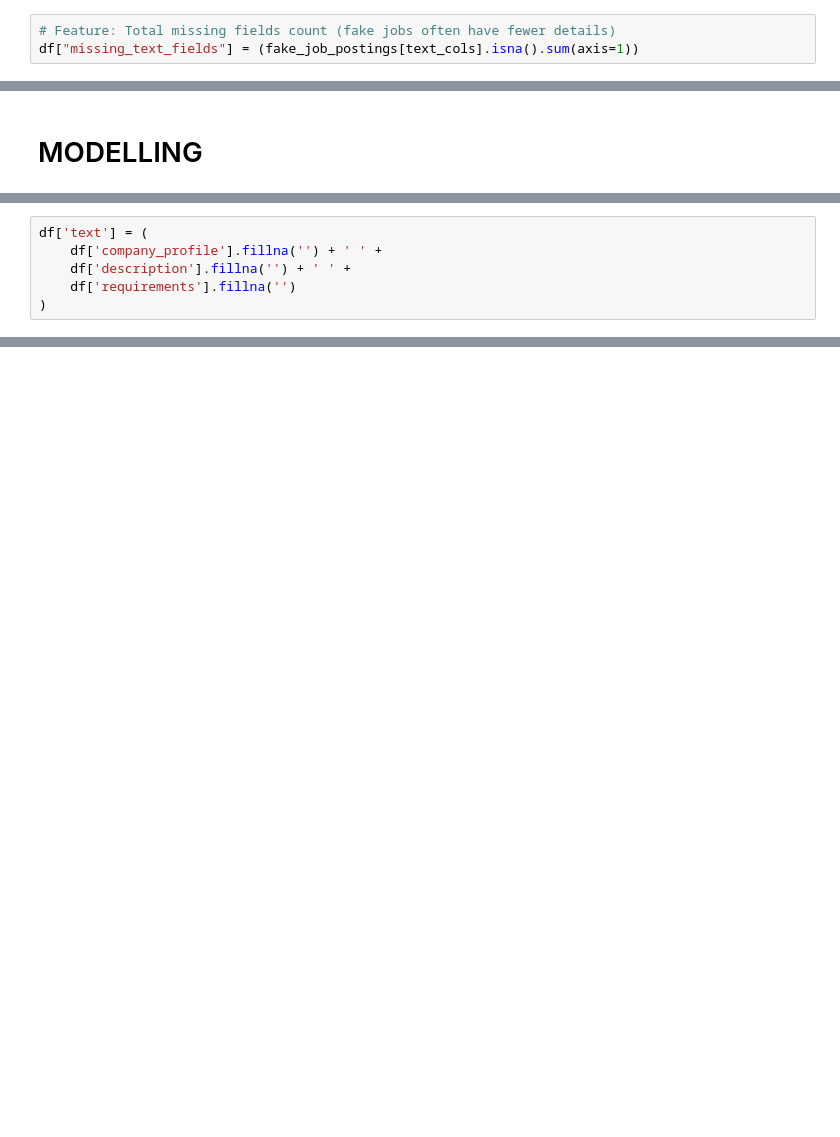
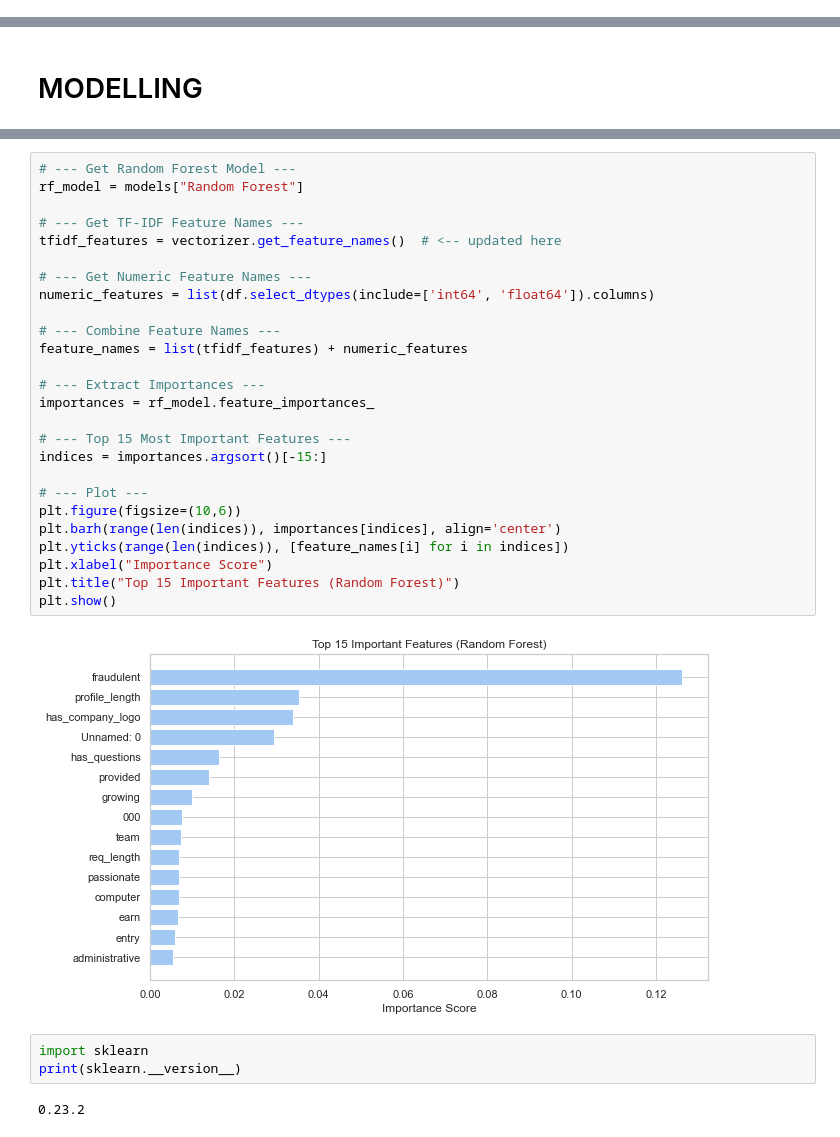
Before and after one commit to FGithaiga/FAKE_JOB_POSTING, a Jupyter notebook: index.ipynb, the cells around one changed output, grey strips where cells are left out. Cells and saved outputs as stored; diff of their text form; blank space fills up the shorter version.

```diff
--- a/index.ipynb
+++ b/index.ipynb
@@ -464,3 +379,0 @@ df["benefits_length"] = df["benefits"].str.len()
-# %%
-# Feature: Total missing fields count (fake jobs often have fewer details)
-df["missing_text_fields"] = (fake_job_postings[text_cols].isna().sum(axis=1))
@@ -491,6 +442,0 @@ y = df["fraudulent"]
-# %%
-df['text'] = (
-    df['company_profile'].fillna('') + ' ' +
-    df['description'].fillna('') + ' ' +
-    df['requirements'].fillna('')
-)
@@ -566,0 +582,33 @@ The model is predicting every single class corectly including minority class.
+# %%
+# --- Get Random Forest Model ---
+rf_model = models["Random Forest"]
+
+# --- Get TF-IDF Feature Names ---
+tfidf_features = vectorizer.get_feature_names()  # <-- updated here
+
+# --- Get Numeric Feature Names ---
+numeric_features = list(df.select_dtypes(include=['int64', 'float64']).columns)
+
+# --- Combine Feature Names ---
+feature_names = list(tfidf_features) + numeric_features
+
+# --- Extract Importances ---
+importances = rf_model.feature_importances_
+
+# --- Top 15 Most Important Features ---
+indices = importances.argsort()[-15:]
+
+# --- Plot ---
+plt.figure(figsize=(10,6))
+plt.barh(range(len(indices)), importances[indices], align='center')
+plt.yticks(range(len(indices)), [feature_names[i] for i in indices])
+plt.xlabel("Importance Score")
+plt.title("Top 15 Important Features (Random Forest)")
+plt.show()
+# %% [output]
+[figure, added]
+# %%
+import sklearn
+print(sklearn.__version__)
+# %% [output]
+0.23.2
```
Also changed, not shown: parts of 32 cells of this notebook.
